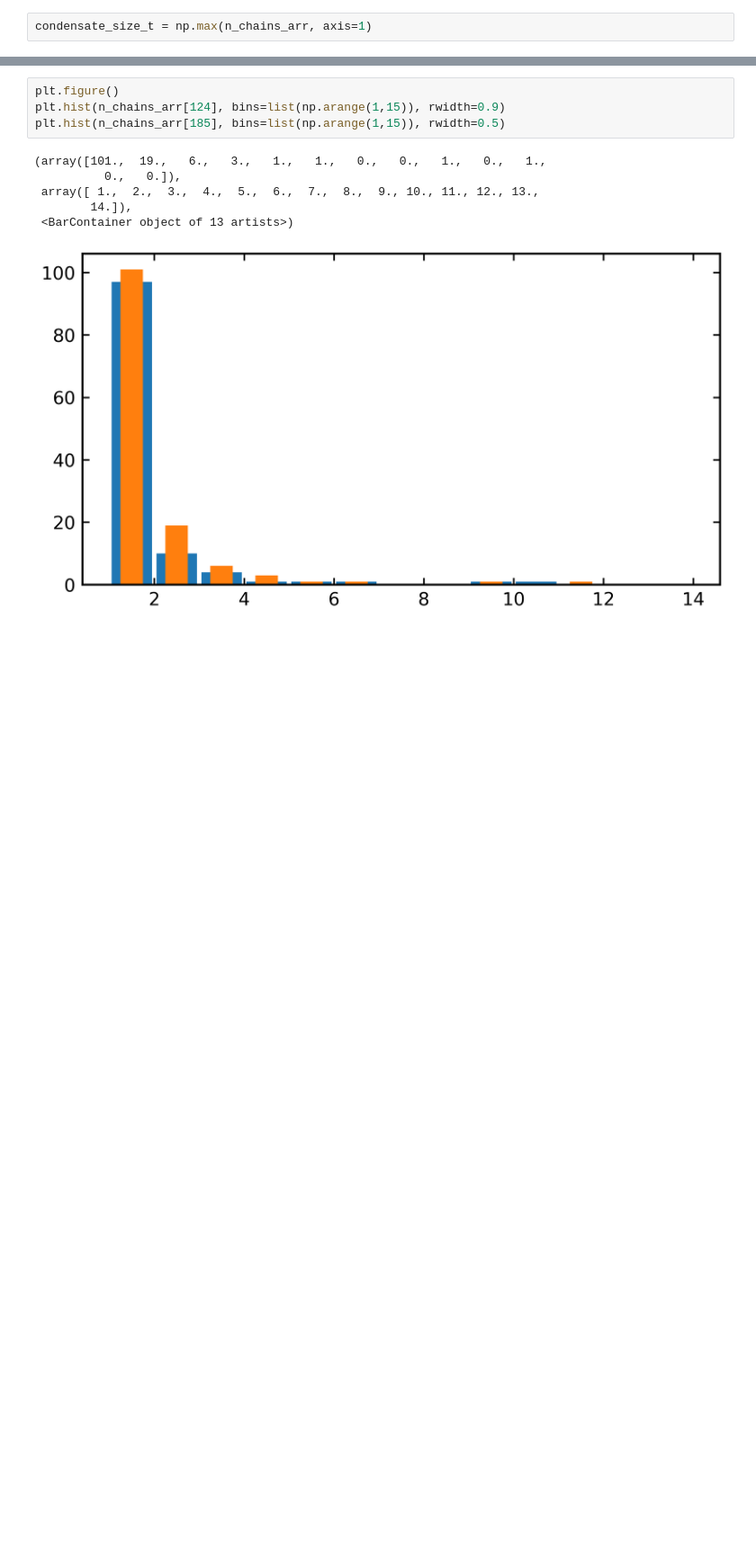
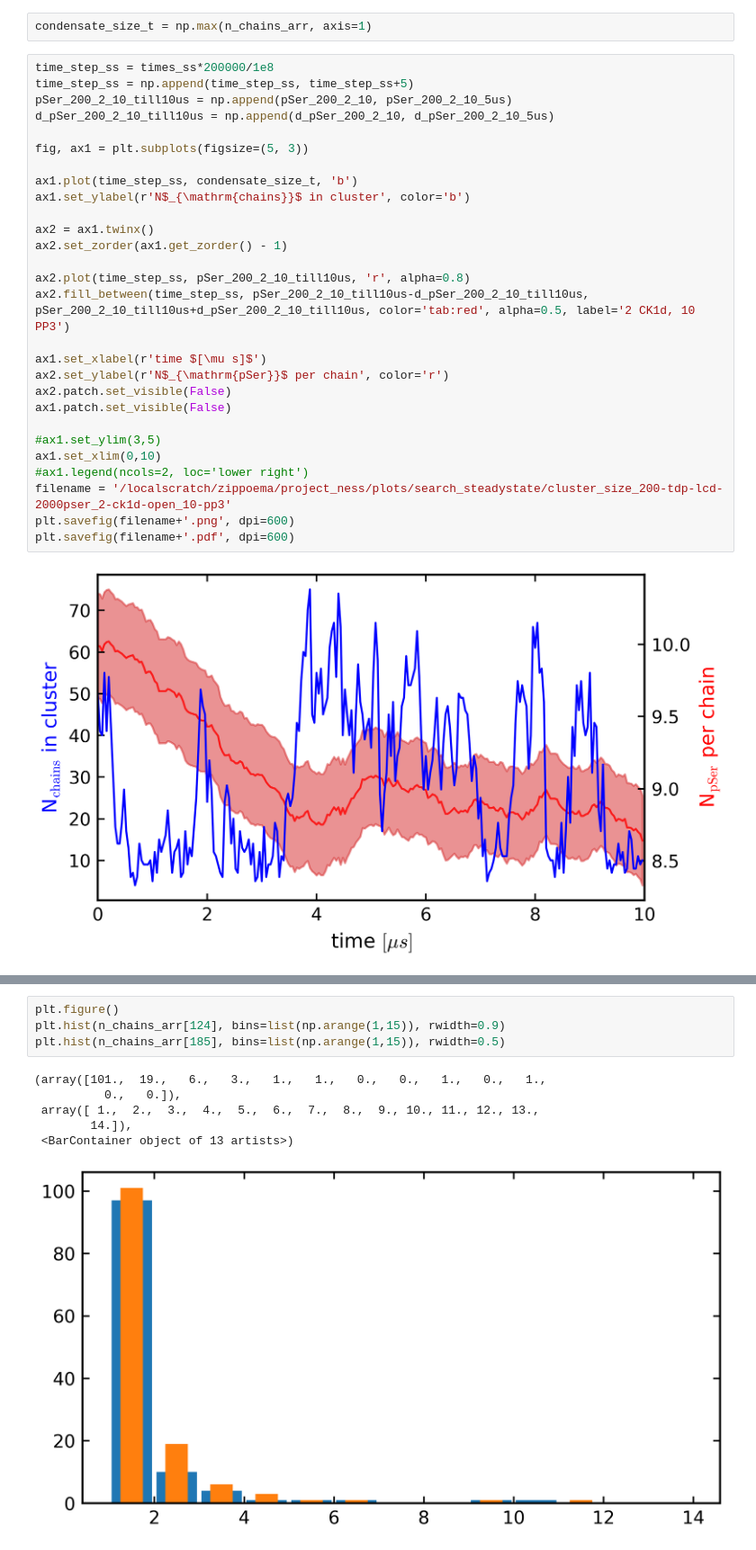
Before and after one commit to ezippo/HPA, a Jupyter notebook: active_droplets.ipynb, the cells around one changed output, grey strips where cells are left out. Shown at 90% size. Saved outputs shown, nothing was run; the diff lists cells and outputs as text; blank space fills up the shorter version.

```diff
--- a/active_droplets.ipynb
+++ b/active_droplets.ipynb
@@ -278,5 +278,35 @@ with gsd.hoomd.open(dirpath+f'sim1_'+file_suffix+'5us_dump_centered.gsd', 'rb')
 # %%
 condensate_size_t = np.max(n_chains_arr, axis=1)
+# %%
+time_step_ss = times_ss*200000/1e8
+time_step_ss = np.append(time_step_ss, time_step_ss+5)
+pSer_200_2_10_till10us = np.append(pSer_200_2_10, pSer_200_2_10_5us)
+d_pSer_200_2_10_till10us = np.append(d_pSer_200_2_10, d_pSer_200_2_10_5us)
+
+fig, ax1 = plt.subplots(figsize=(5, 3))
+
+ax1.plot(time_step_ss, condensate_size_t, 'b')
+ax1.set_ylabel(r'N$_{\mathrm{chains}}$ in cluster', color='b')
+
+ax2 = ax1.twinx()
+ax2.set_zorder(ax1.get_zorder() - 1)
+
+ax2.plot(time_step_ss, pSer_200_2_10_till10us, 'r', alpha=0.8)
+ax2.fill_between(time_step_ss, pSer_200_2_10_till10us-d_pSer_200_2_10_till10us, pSer_200_2_10_till10us+d_pSer_200_2_10_till10us, color='tab:red', alpha=0.5, label='2 CK1d, 10 PP3')
+
+ax1.set_xlabel(r'time $[\mu s]$')
+ax2.set_ylabel(r'N$_{\mathrm{pSer}}$ per chain', color='r')
+ax2.patch.set_visible(False)
+ax1.patch.set_visible(False)
+
+#ax1.set_ylim(3,5)
+ax1.set_xlim(0,10)
+#ax1.legend(ncols=2, loc='lower right')
+filename = '/localscratch/zippoema/project_ness/plots/search_steadystate/cluster_size_200-tdp-lcd-2000pser_2-ck1d-open_10-pp3'
+plt.savefig(filename+'.png', dpi=600)
+plt.savefig(filename+'.pdf', dpi=600)
+# %% [output]
+[figure, added]
 # %%
 time_step_ss = times_ss*200000
 
```
Also changed, not shown: parts of 6 cells of this notebook, 3 other files.
